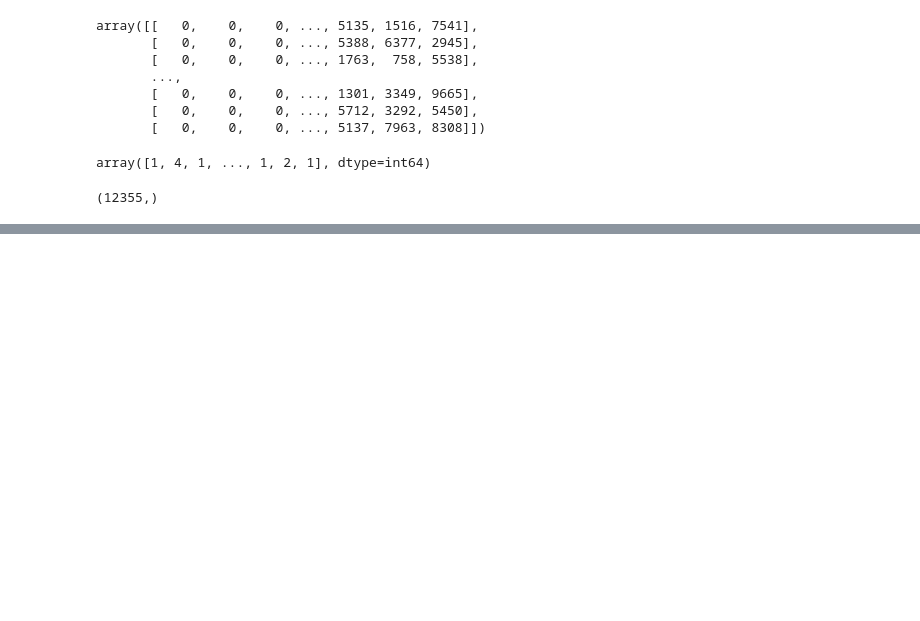
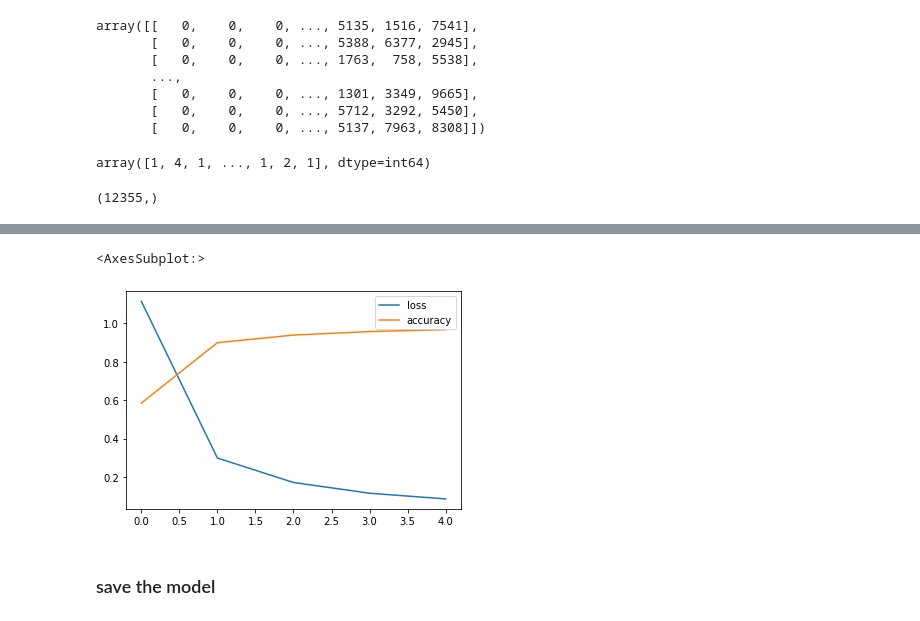
Before and after one commit to Ranjit-Singh-786/feeling-recognition-NLpProject, a Jupyter notebook: feeling Recognition.ipynb, the cells around one changed output, grey strips where cells are left out. Drawn from its saved outputs; the diff is of its cells as text; code cells hidden in the pictures; blank space fills up the shorter version.

Commit message:
model build

```diff
--- a/feeling Recognition.ipynb
+++ b/feeling Recognition.ipynb
@@ -290,7 +292,7 @@ model.add(Dropout(0.3))
 model.add(LSTM(200))
 model.add(Dropout(0.3))
 model.add(Dense(6,activation='softmax'))
-model.compile(loss='binary_crossentropy',optimizer = 'adam',metrics=['accuracy'])
+model.compile(loss='sparse_categorical_crossentropy',optimizer = 'adam',metrics=['accuracy'])
 # %%
 model.summary()
 # %% [output]
@@ -338,5 +340,5 @@ lab.shape
 # %% [output]
 (12355,)
 # %%
-model.fit(train_dataa,lab ,epochs = 25,batch_size = 64)
+model.fit(train_dataa,lab)
 # %% [output]
@@ -347,0 +347,4 @@ ValueError: in user code:
+# %%
+t1 = time.time()
+history = model.fit(train_dataa,lab,epochs=5,batch_size=50)
+time.time()-t1
@@ -347,0 +363,7 @@ ValueError: in user code:
+# %%
+pd.DataFrame(model.history.history).plot()
+# %% [output]
+<AxesSubplot:>
+[figure, added]
+# %% [markdown]
+### save the model
```
Also changed, not shown: parts of 5 cells of this notebook, 1 other file.
